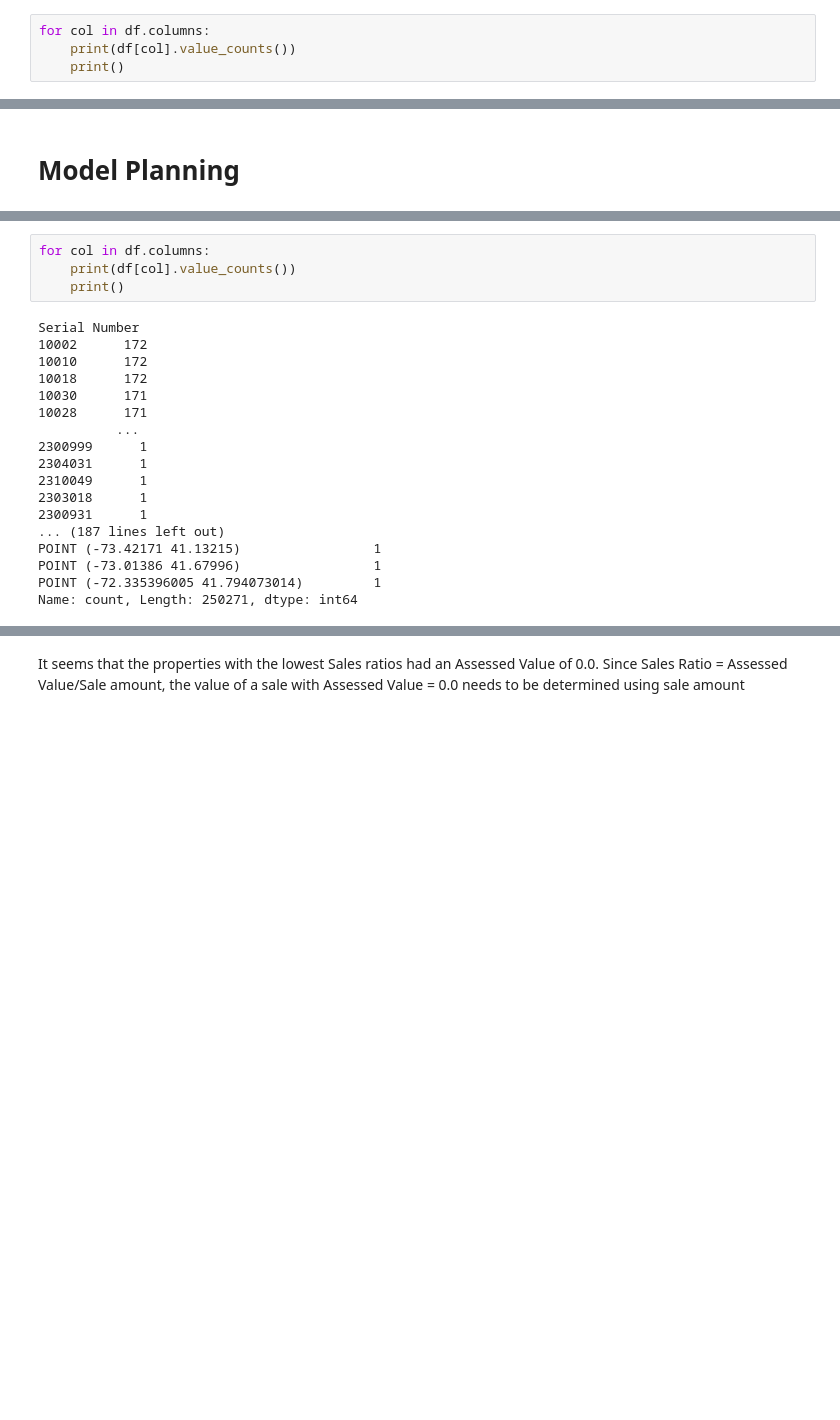
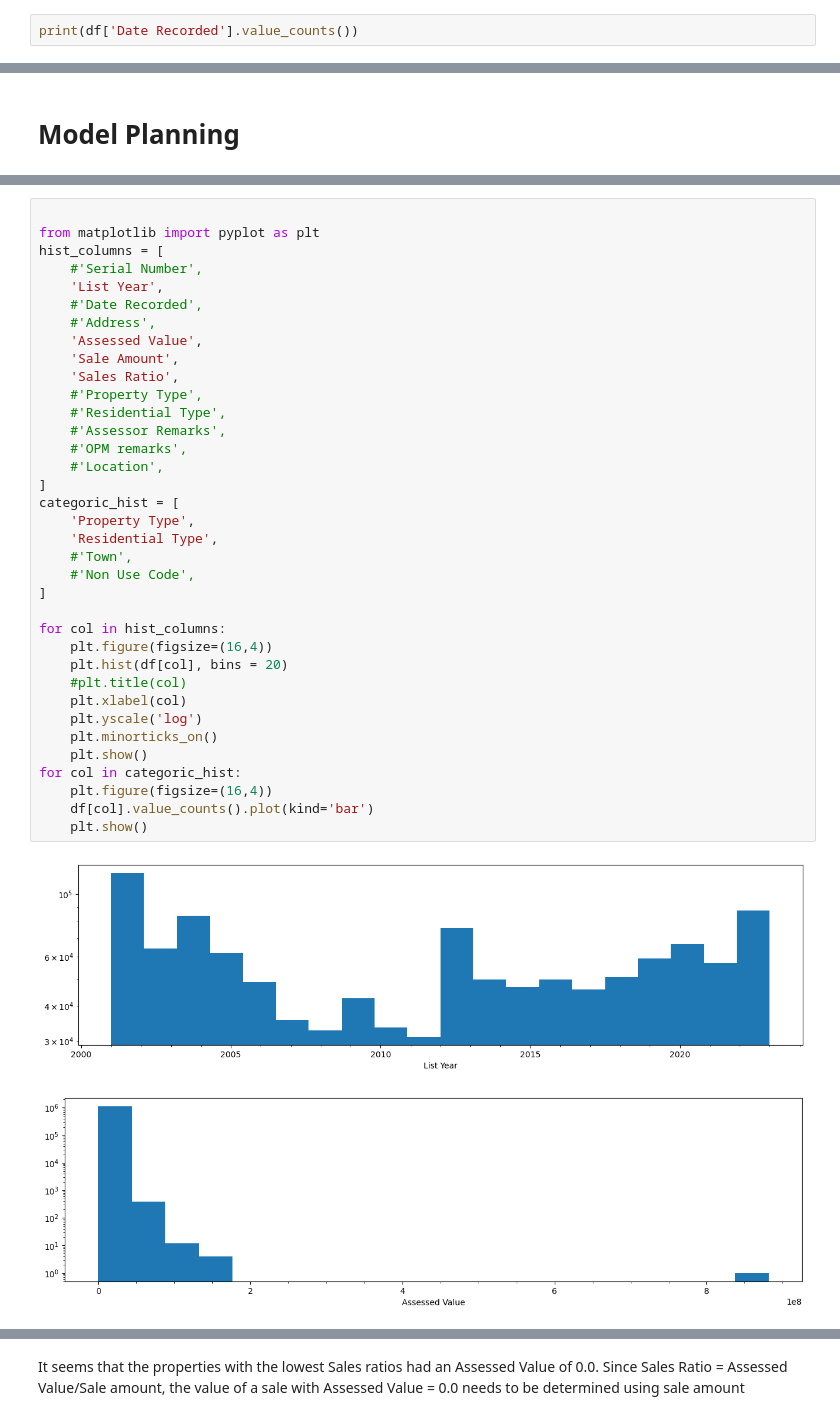
Before and after one commit to jonahmougoue/Connecticut-Real-Estate-Analysis, a Jupyter notebook: RealEstatePrediction.ipynb, the cells around one changed output, grey strips where cells are left out. Drawn from its saved outputs; the diff is of its cells as text; blank space fills up the shorter version.

Commit message:
Added histograms and bar graphs to display data

```diff
--- a/RealEstatePrediction.ipynb
+++ b/RealEstatePrediction.ipynb
@@ -105,7 +107,5 @@ Location
 <class 'str'>      341241
 Name: count, dtype: int64
 # %%
-for col in df.columns:
-    print(df[col].value_counts())
-    print()
+print(df['Date Recorded'].value_counts())
 # %% [output]
@@ -249,24 +245,41 @@ df.tail(10)
 | 1141720 | 230097 | 2023 | 2024-05-30 | Old Lyme | 21 BUTTONBALL RD | 8030.0 | 35000.0 | 0.2294 | ... |
 | 1141721 | 230383 | 2023 | 2024-06-06 | Shelton | 512 ANTELOPE TRL | 306460.0 | 659813.0 | 0.4645 | ... |
 # %%
-for col in df.columns:
-    print(df[col].value_counts())
-    print()
+
+from matplotlib import pyplot as plt
+hist_columns = [
+    #'Serial Number',
+    'List Year',
+    #'Date Recorded',
+    #'Address',
+    'Assessed Value',
+    'Sale Amount',
+    'Sales Ratio',
+    #'Property Type',
+    #'Residential Type',
+    #'Assessor Remarks',
+    #'OPM remarks',
+    #'Location',
+]
+categoric_hist = [
+    'Property Type',
+    'Residential Type',
+    #'Town',
+    #'Non Use Code',
+]
+
+for col in hist_columns:
+    plt.figure(figsize=(16,4))
+    plt.hist(df[col], bins = 20)
+    #plt.title(col)
+    plt.xlabel(col)
+    plt.yscale('log')
+    plt.minorticks_on()
+    plt.show()
+for col in categoric_hist:
+    plt.figure(figsize=(16,4))
+    df[col].value_counts().plot(kind='bar')
+    plt.show()
 # %% [output]
-Serial Number
-10002      172
-10010      172
-10018      172
-10030      171
-10028      171
-          ...
-2300999      1
-2304031      1
-2310049      1
-2303018      1
-2300931      1
-... (187 lines left out)
-POINT (-73.42171 41.13215)                 1
-POINT (-73.01386 41.67996)                 1
-POINT (-72.335396005 41.794073014)         1
-Name: count, Length: 250271, dtype: int64
+[figure, added]
+[figure, added]
```
Also changed, not shown: parts of 13 cells of this notebook.
